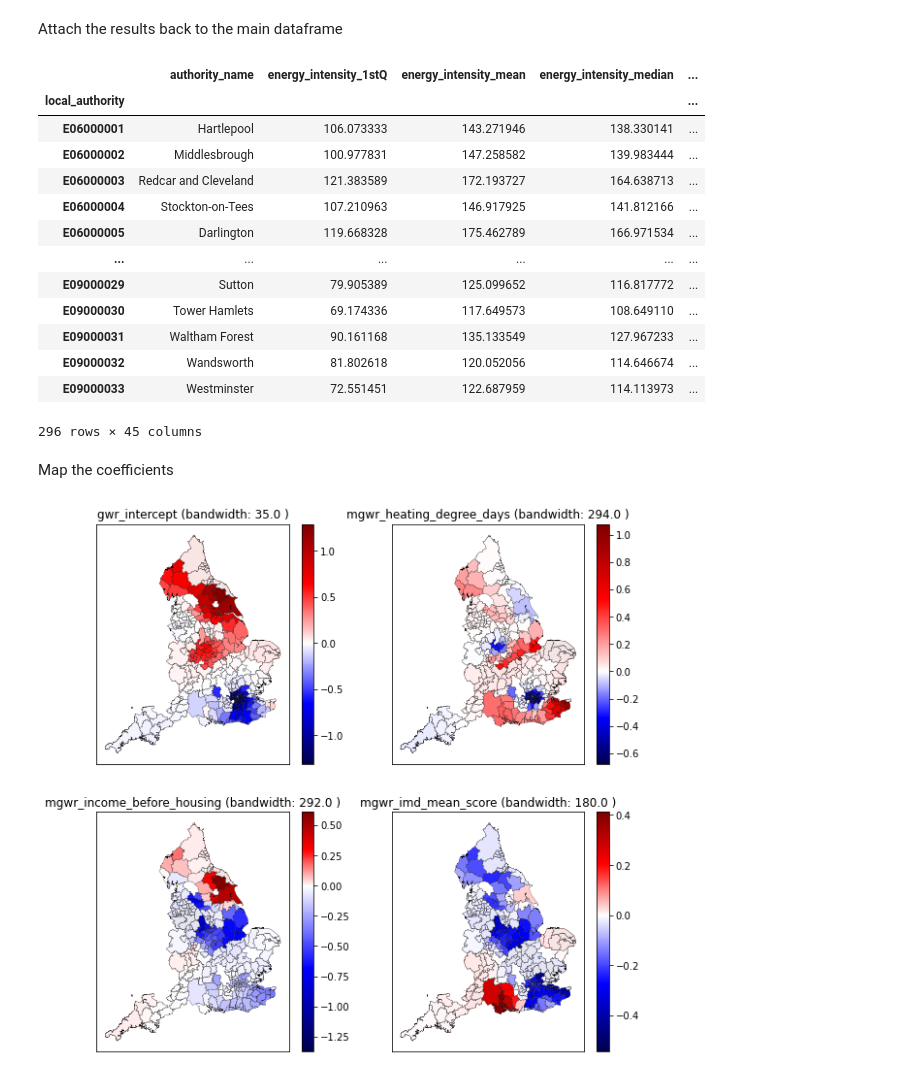
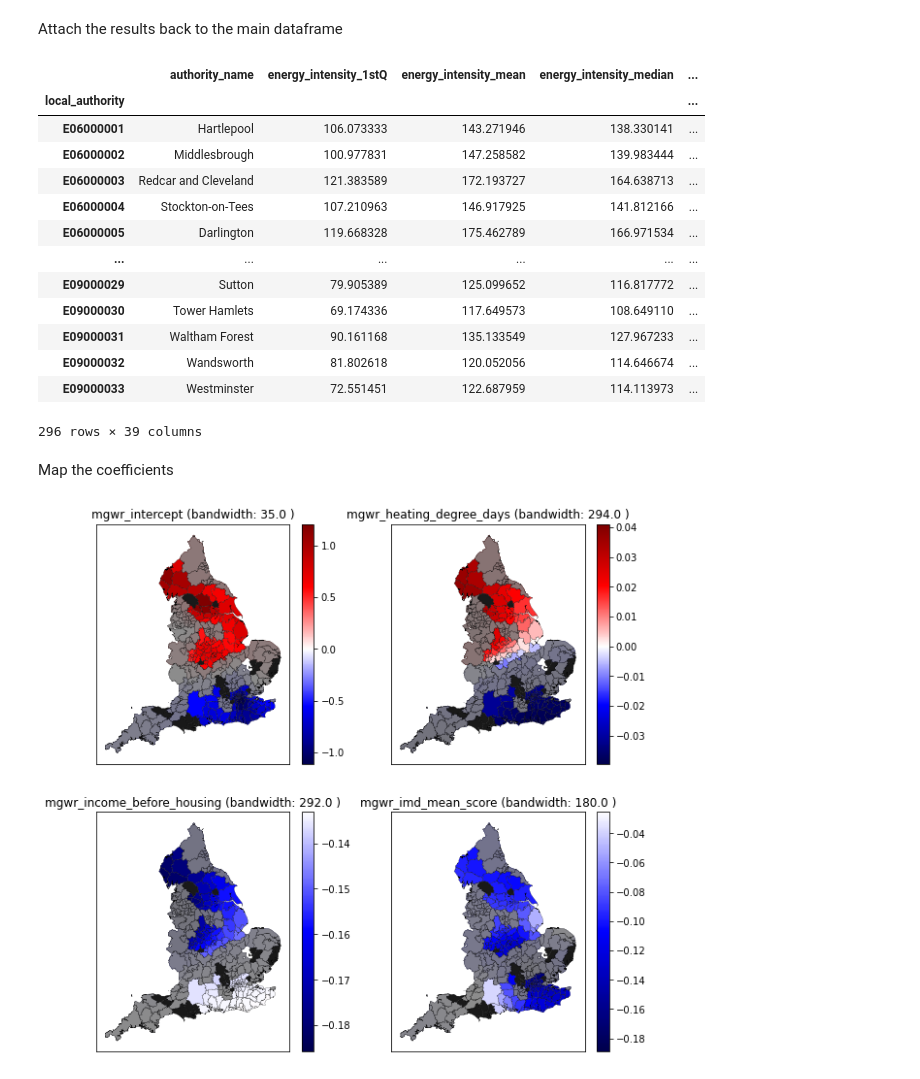
Before and after one commit to anetobradley/energy_flex, a Jupyter notebook: 02-EnergyModel/Energy_Intensity_Analysis/energy_intensity_analysis.ipynb, the cells around one changed output. Cells and saved outputs as stored; diff of their text form; code cells hidden in the pictures.

Commit message:
revised mgwr

```diff
--- a/02-EnergyModel/Energy_Intensity_Analysis/energy_intensity_analysis.ipynb
+++ b/02-EnergyModel/Energy_Intensity_Analysis/energy_intensity_analysis.ipynb
@@ -366,11 +368,11 @@ lad_points = list(zip(centroids.x, centroids.y))
 # %%
 # Create spatial weights from points
-THRESHOLD = 60000  # (This is a bit of trial and error. Too small and it creates islands)
+#THRESHOLD = 60000  # (This is a bit of trial and error. Too small and it creates islands)
 #w = libpysal.weights.DistanceBand(lad_points,threshold=THRESHOLD)
 #w = libpysal.weights.DistanceBand.from_dataframe(energy_intensity, threshold=THRESHOLD)
 #w = libpysal.weights.Queen.from_dataframe(energy_intensity)
 #w = libpysal.weights.Rook.from_dataframe(energy_intensity)
-w = libpysal.weights.KNN.from_dataframe(energy_intensity, k=10)
+w = libpysal.weights.KNN.from_dataframe(energy_intensity, k=20)
 #w = libpysal.weights.Kernel.from_dataframe(energy_intensity, fixed = False, function = 'gaussian', )
 w.transform = "B"  # Using binary weights
 
@@ -469,8 +474,12 @@ y_column = 'energy_intensity_mean'
 # Slightly confusing 'loc' because we want to drop rows that have values missing in the
 # x_columns, but don't want to lose all the other columns
 energy_intensity_gwr = energy_intensity.loc[energy_intensity[x_columns].dropna().index]
-print(f"Dropped {len(energy_intensity)-len(energy_intensity_gwr)} rows that had an NA in one of the predictor variables"+
-      f"({len(energy_intensity)}->{len(energy_intensity_gwr)})")
+# See which areas these are:
+dropped = energy_intensity[energy_intensity[x_columns].isna().any(axis=1)][['authority_name']+x_columns]
+print(f"Dropped {len(dropped)} rows that had an NA in one of the predictor variables"+
+      f"({len(energy_intensity)}->{len(energy_intensity_gwr)}). They area areas: {list(dropped.authority_name)}")
+
+
 
 # Centroids of each area
 coords = list(zip(energy_intensity_gwr.centroid.x, energy_intensity_gwr.centroid.y))
@@ -482,4 +491,6 @@ X = energy_intensity_gwr[x_columns].values  # (shape (321,3)))
 # Transform them
 X = (X - X.mean(axis=0)) / X.std(axis=0)
 y = (y - y.mean(axis=0)) / y.std(axis=0)
+
+# dropped  # Can optionally print the dropped areas to see what is missing from them
 # %% [output]
@@ -551,8 +517,2 @@ array([[0.24541557],
 # %% [markdown]
 Attach the results back to the main dataframe
-# %%
-energy_intensity_gwr['gwr_R2'] = gwr_results.localR2
-energy_intensity_gwr['gwr_intercept'] = gwr_results.params[:,0]
-for i, col in enumerate(x_columns):
-    energy_intensity_gwr[f"gwr_{col}"] = gwr_results.params[:,i+1]
-energy_intensity_gwr
@@ -668,10 +615,10 @@ array([[0.24541557],
 # %% [markdown]
 Attach the results back to the main dataframe
 # %%
-energy_intensity_gwr['mgwr_R2'] = gwr_results.localR2
-energy_intensity_gwr['mgwr_intercept'] = gwr_results.params[:,0]
+#energy_intensity_gwr['mgwr_R2'] = mgwr_results.localR2 # (Not yet implemented for multiple bandwidths)
+energy_intensity_gwr['mgwr_intercept'] = mgwr_results.params[:,0]
 for i, col in enumerate(x_columns):
-    energy_intensity_gwr[f"mgwr_{col}"] = gwr_results.params[:,i+1]
+    energy_intensity_gwr[f"mgwr_{col}"] = mgwr_results.params[:,i+1]
 energy_intensity_gwr
 # %% [output]
 |  | authority_name | energy_intensity_1stQ | energy_intensity_mean | energy_intensity_median | ... |
@@ -687,7 +634,7 @@ energy_intensity_gwr
 | E09000031 | Waltham Forest | 90.161168 | 135.133549 | 127.967233 | ... |
 | E09000032 | Wandsworth | 81.802618 | 120.052056 | 114.646674 | ... |
 | E09000033 | Westminster | 72.551451 | 122.687959 | 114.113973 | ... |
-296 rows × 45 columns
+296 rows × 39 columns
 # %% [markdown]
 Map the coefficients
 # %%
@@ -696,38 +643,41 @@ SCALED_CMAP = True  # Can choose a standard colourmap or one that is scaled so t
 fig, axes = plt.subplots(nrows=2, ncols=2, figsize=(10,10))
 
 # Loop over each axis and each of the four parameters simultaneously:
-for i, (ax, col) in enumerate(zip(axes.flatten(), ["gwr_intercept"] + [f"mgwr_{col}" for col in x_columns] ) ):
+for i, (ax, col) in enumerate(zip(axes.flatten(), ["mgwr_intercept"] + [f"mgwr_{col}" for col in x_columns] ) ):
 
     if not SCALED_CMAP: # Use a standard colourmap
         colour_map = "RdYlBu"
         #colour_map = "OrRd"
 
     else:  # SCale the colourmap (see https://pysal.org/notebooks/model/mgwr/MGWR_Georgia_example.html)
         colour_map = plt.cm.seismic
         vmax = energy_intensity_gwr[col].max()
         vmin = energy_intensity_gwr[col].min()
         #If all values are negative use the negative half of the colormap
         if (vmin < 0) & (vmax < 0):
             colour_map = truncate_colormap(colour_map, 0.0, 0.5)
             #If all values are positive use the positive half of the colormap
         elif (vmin > 0) & (vmax > 0):
             colour_map = truncate_colormap(colour_map, 0.5, 1.0)
         #Otherwise, there are positive and negative values so the colormap so zero is the midpoint
         else:
             colour_map = shift_colormap(colour_map, start=0.0, midpoint=1 - vmax/(vmax + abs(vmin)), stop=1.)
 
     # Plot
     energy_intensity_gwr.plot(column=col, cmap=colour_map, edgecolor='k',
                               alpha=1.0, linewidth=0.2, legend=True, ax=ax)
 
     # Filter out any insignificant parameters by putting a slightly opaque white area over them
     if (mgwr_filtered_t[:,0] == 0).any():
-        energy_intensity_gwr[mgwr_filtered_t[:,0] == 0].plot(color="white", edgecolor='k',
-                                                             alpha=0.9, linewidth=0.2, legend=False, ax=ax)
+        energy_intensity_gwr[mgwr_filtered_t[:,0] == 0].plot(color="grey", edgecolor='k',
+                                            alpha=0.9, linewidth=0.2, legend=False, ax=ax)
+    # Also mask out the areas that were dropped earlier
+    energy_intensity.loc[dropped.index].plot(color="black", edgecolor='k',
+                                            alpha=0.9, linewidth=0.2, legend=False, ax=ax)
 
     # Titles eetc.
     ax.set_title(f"{col} (bandwidth: {mgwr_bw[i]} )")
     ax.get_xaxis().set_visible(False)
     ax.get_yaxis().set_visible(False)
 # %% [output]
-[figure, old version]
+[figure, new version]
```
Also changed, not shown: parts of 27 cells of this notebook.
